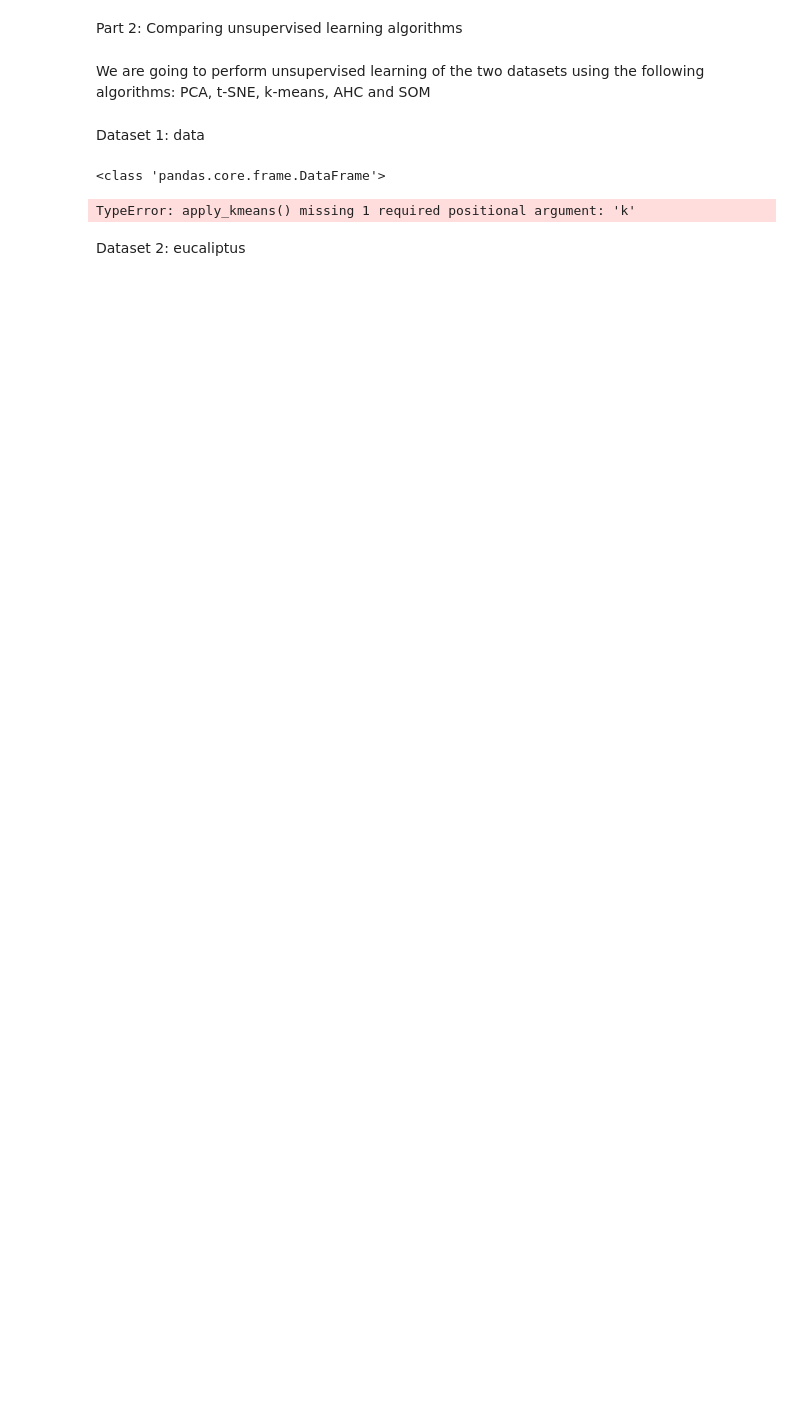
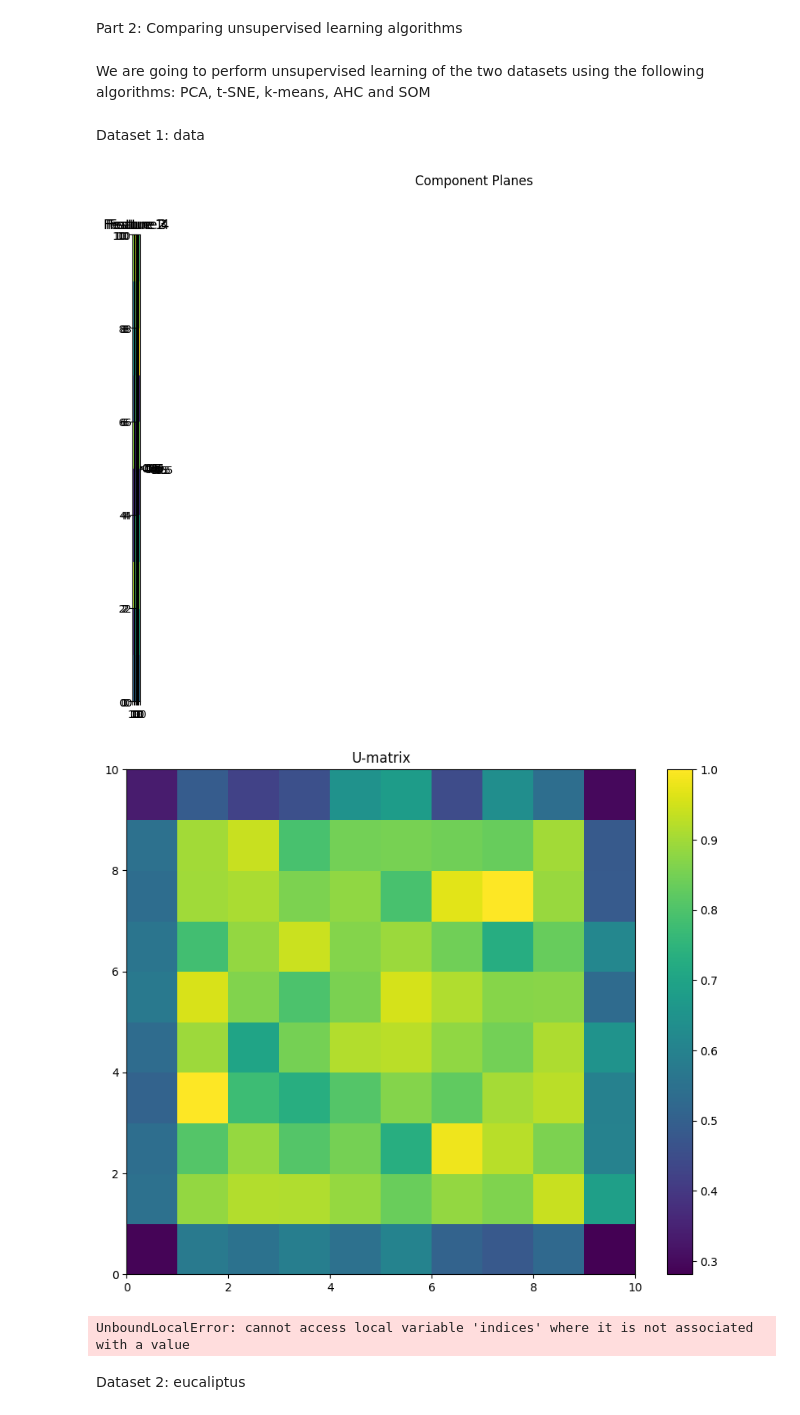
Before and after one commit to Natzaret/Natzaret, a Jupyter notebook: NEC_Exercise_3.ipynb, the cells around one changed output. Saved outputs shown, nothing was run; the diff lists cells and outputs as text; code cells hidden in the pictures; blank space fills up the shorter version.

```diff
--- a/NEC_Exercise_3.ipynb
+++ b/NEC_Exercise_3.ipynb
@@ -187,19 +169,23 @@ def apply_som(data, labels, mapsize=(10, 10), topology='rectangular', learning_r
     if mapsize[0] * mapsize[1] < 100:
         raise ValueError("Number of neurons is less than 100. Please choose a larger mapsize.")
 
-    # Initialize the SOM
-    som = MiniSom(mapsize[0], mapsize[1], len(data[0]), sigma=1.0, learning_rate=learning_rate, neighborhood_function=neighborhood_function, topology=topology)
+    # Convert DataFrame to numpy array
+    data_array = data.to_numpy()
+
+    # Normalize the data
+    data_normalized = (data_array - data_array.min(axis=0)) / (data_array.max(axis=0) - data_array.min(axis=0))
 
     # Train the SOM
-    som.train_random(data, 100)  # Adjust the number of iterations (100 in this example)
+    som = MiniSom(mapsize[0], mapsize[1], data_array.shape[1], sigma=0.3, learning_rate=learning_rate, topology=topology, neighborhood_function=neighborhood_function)
+    som.train_random(data_normalized, 100)
 
     # Plot component planes
     plt.figure(figsize=(12, 8))
     plt.suptitle('Component Planes')
-    for i, f in enumerate(data.T):
+    for i in range(data.shape[1]):  # Loop over the number of features
         plt.subplot(1, len(data), i+1)
         plt.title(f'Feature {i+1}')
-        plt.pcolor(som.weights[:,:,i].T, cmap='viridis')
+        plt.pcolor(som.get_weights()[:, :, i].T, cmap='viridis')  # Modify this line
         plt.colorbar()
     plt.show()
 
@@ -215,12 +201,11 @@ def apply_som(data, labels, mapsize=(10, 10), topology='rectangular', learning_r
     bmus = np.array([som.winner(x) for x in data])
 
     # Calculate the most represented class for each position
-    unique_classes = np.unique(labels)
-    most_represented_class = np.zeros(som.weights.shape[:2])
-    for i, j in np.ndindex(som.weights.shape[:2]):
+    most_represented_class = np.zeros(som.get_weights().shape[:2])
+    for i, j in np.ndindex(som.get_weights().shape[:2]):
         indices = np.where(np.all(bmus == (i, j), axis=1))
         if len(indices[0]) > 0:
-            most_represented_class[i, j] = np.argmax(np.bincount(labels[indices]))
+            most_represented_class[i, j] = np.argmax(np.bincount(labels[indices].astype(int)))
 
     # Plot heatmap of the most represented class in each position
     plt.figure(figsize=(10, 8))
@@ -230,25 +215,21 @@ def apply_som(data, labels, mapsize=(10, 10), topology='rectangular', learning_r
     plt.show()
 # %% [markdown]
 Dataset 1: data
-# %%
-print(type(df_data))
-# %% [output]
-<class 'pandas.core.frame.DataFrame'>
 # %%
 labels = class_data.values
 labelsKmeans = labels.flatten()
 data_array = df_data.to_numpy()
 #apply_pca(df_data, labels)
 #apply_tsne(df_data, labels)
 #apply_ahc(df_data, labels)
 #apply_kmeans(data_array, labelsKmeans.astype(int), k=6)
 
-
-#df_data.reset_index(drop=True, inplace=True)
-#numeric_data = df_data.select_dtypes(include=np.number)
-apply_som(df_data, labels)
+numeric_data = df_data.apply(pd.to_numeric)
+apply_som(numeric_data, labels)
 # %% [output]
+[figure, added]
+[figure, added]
-TypeError: apply_kmeans() missing 1 required positional argument: 'k'
+UnboundLocalError: cannot access local variable 'indices' where it is not associated with a value
 # %% [markdown]
 Dataset 2: eucaliptus
 # %%
```
Also changed, not shown: parts of 1 cell of this notebook.
